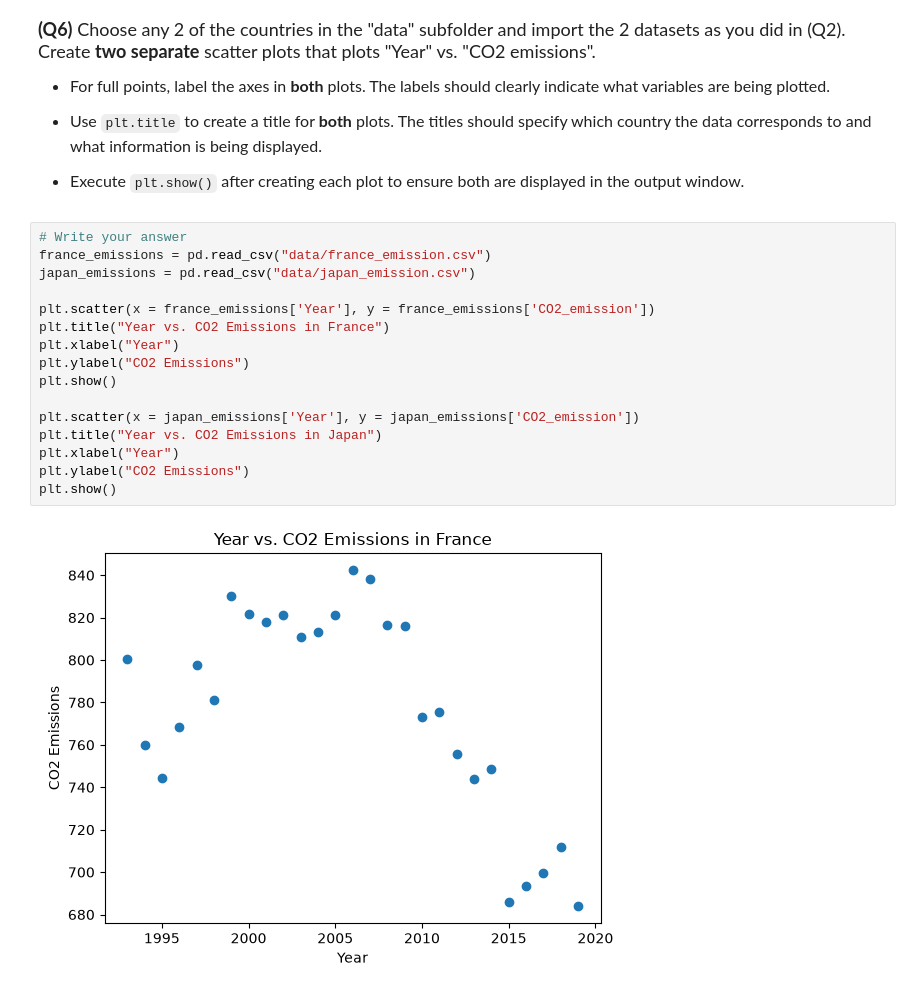
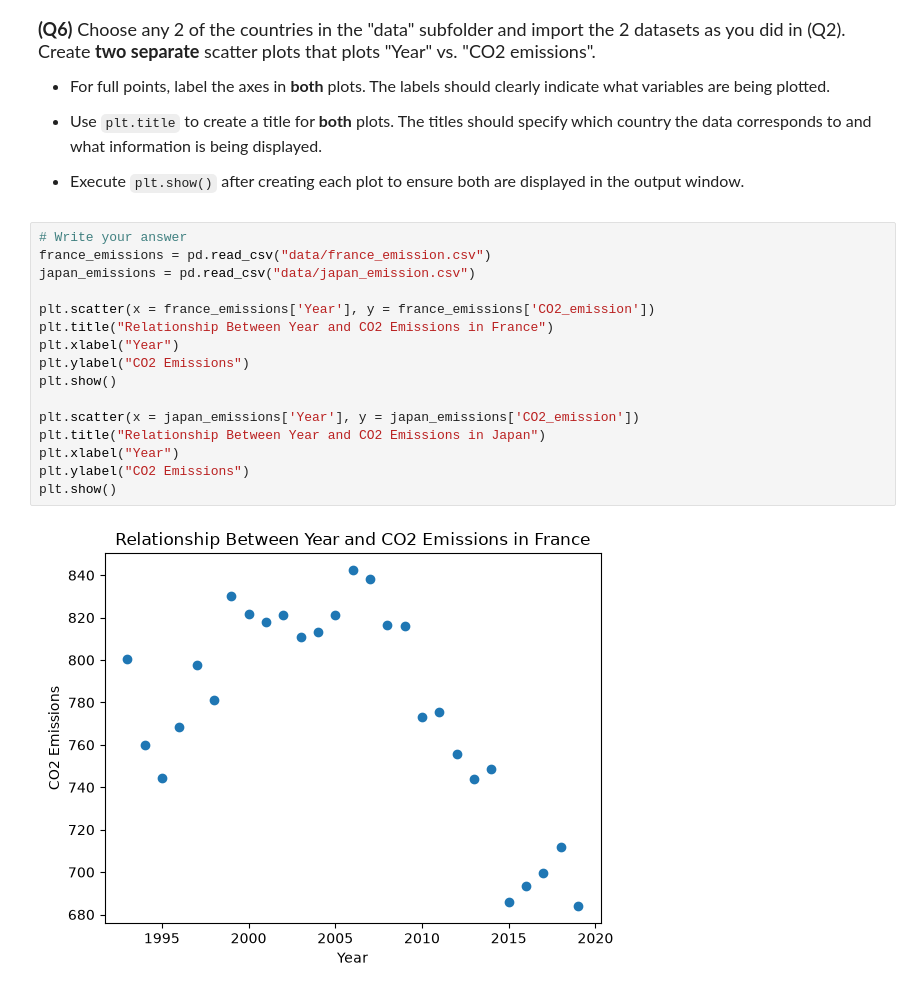
Before and after one commit to katiejoohongkang-cloud/datasci151fall2026, a Jupyter notebook: _assignments/assignment_2/Assignment2.ipynb, the cells around one changed output. Saved outputs shown, nothing was run; the diff lists cells and outputs as text.

```diff
--- a/_assignments/assignment_2/Assignment2.ipynb
+++ b/_assignments/assignment_2/Assignment2.ipynb
@@ -158,18 +158,18 @@ plt.show()
 # %%
 # Write your answer
 france_emissions = pd.read_csv("data/france_emission.csv")
 japan_emissions = pd.read_csv("data/japan_emission.csv")
 
 plt.scatter(x = france_emissions['Year'], y = france_emissions['CO2_emission'])
-plt.title("Year vs. CO2 Emissions in France")
+plt.title("Relationship Between Year and CO2 Emissions in France")
 plt.xlabel("Year")
 plt.ylabel("CO2 Emissions")
 plt.show()
 
 plt.scatter(x = japan_emissions['Year'], y = japan_emissions['CO2_emission'])
-plt.title("Year vs. CO2 Emissions in Japan")
+plt.title("Relationship Between Year and CO2 Emissions in Japan")
 plt.xlabel("Year")
 plt.ylabel("CO2 Emissions")
 plt.show()
 # %% [output]
-[figure, old version]
+[figure, new version]
```
Also changed, not shown: parts of 2 cells of this notebook.
